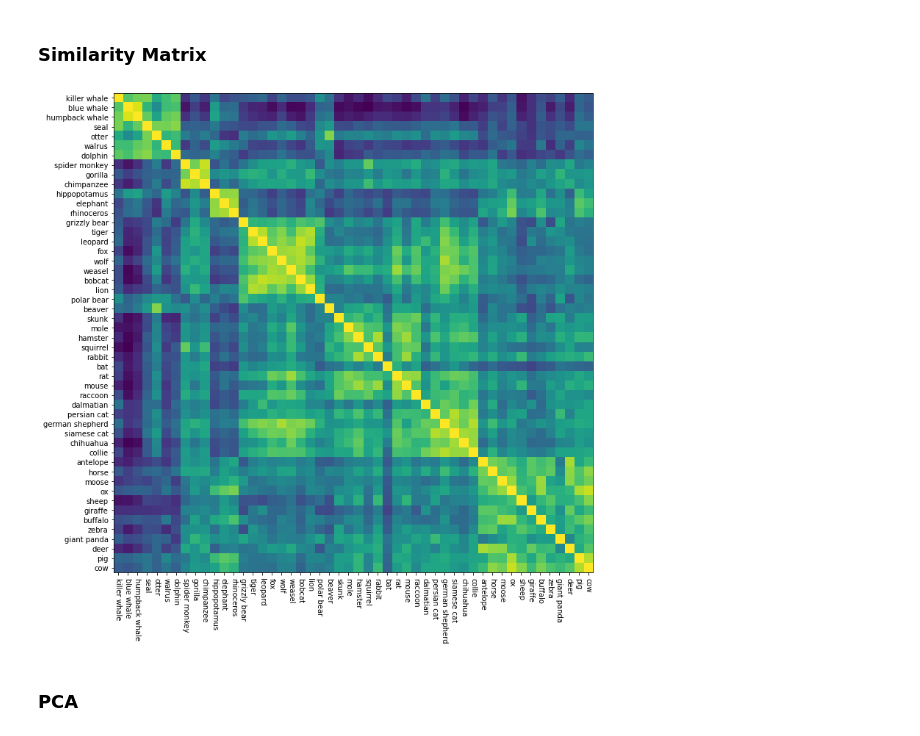
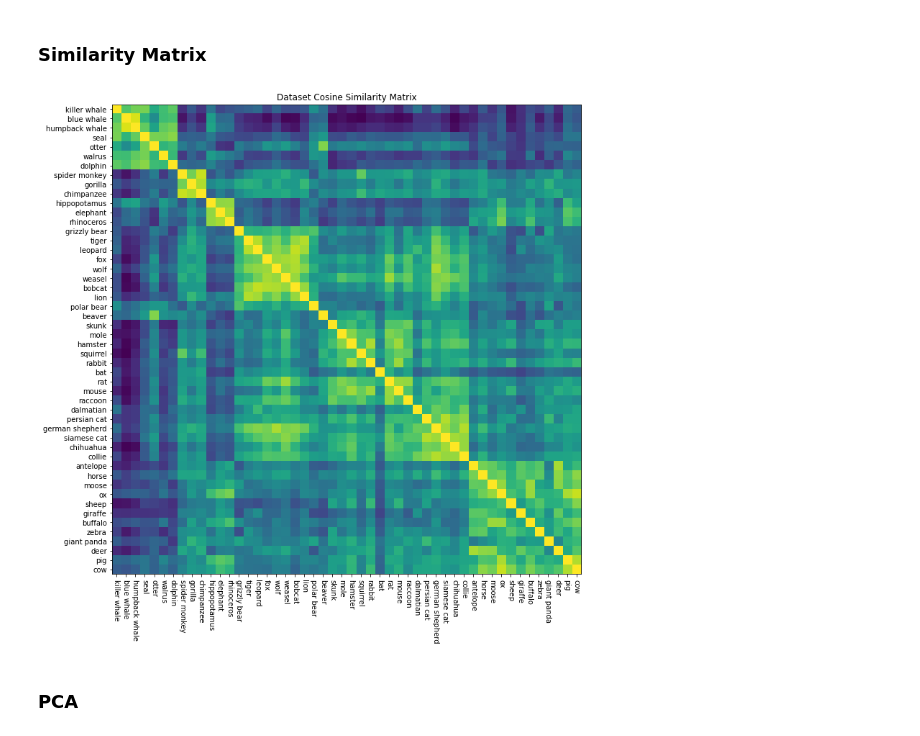
Before and after one commit to aribeller/psych209_finalproject, a Jupyter notebook: scratchpad.ipynb, the cells around one changed output. Cells and saved outputs as stored; diff of their text form; code cells hidden in the pictures.

```diff
--- a/scratchpad.ipynb
+++ b/scratchpad.ipynb
@@ -82,7 +84,8 @@ array([1, 0, 2, 2, 0, 0, 1, 0, 2, 0, 4, 4, 5, 6, 5, 1, 3, 2, 6, 3, 1, 5,
 ### Similarity Matrix
 # %%
 def cos_sim(a, b):
-    return np.dot(a,b)/(np.linalg.norm(a)*np.linalg.norm(b))
+#     return np.dot(a,b)/(np.linalg.norm(a)*np.linalg.norm(b))
+    return cosine_similarity(a.reshape(1,-1), b.reshape(1,-1))
 
 def inverse_distance(a,b):
     distance = np.linalg.norm(b-a)
@@ -109,46 +112,49 @@ def compute_similarity_matrix(feature_array, similarity_measure="cosine"):
             else:
                 raise Exception("Similarity measure " + similarity_measure + " not implemented")
 
             similarity_matrix[i,j] = sim
 
     return similarity_matrix
 
 
-def visualize_similarity_matrix(cluster_labels, feature_array, animal_names, similarity_measure="cosine", save_file=None):
+def sorted_similarity_matrix(cluster_labels, feature_array, animal_names, similarity_measure="cosine", visualize=True, plot_title="Cosine Similarity Matrix", save_file=None):
 
     indexed_cluster_labels = sorted([(i,cluster_labels[i],animal_names[i]) for i in range(len(cluster_labels))], key=lambda x: x[1])
 
     clustered_array = np.zeros(feature_array.shape)
     sorted_animal_names = []
 
     for j in range(len(indexed_cluster_labels)):
 
         i, _, name = indexed_cluster_labels[j]
         clustered_array[j,:] = feature_array[i, :]
         sorted_animal_names.append(name)
 
     similarity_matrix = compute_similarity_matrix(clustered_array, similarity_measure=similarity_measure)
 
-    fig, ax = plt.subplots()
-    ax.imshow(similarity_matrix)
-    ax.set_xticks(range(len(sorted_animal_names)))
-    ax.set_yticks(range(len(sorted_animal_names)))
-    ax.set_xticklabels(sorted_animal_names, rotation=270)
-    ax.set_yticklabels(sorted_animal_names)
-    fig.set_size_inches(12,12)
+    if visualize:
+        fig, ax = plt.subplots()
+        ax.imshow(similarity_matrix)
+        ax.set_title(plot_title)
+        ax.set_xticks(range(len(sorted_animal_names)))
+        ax.set_yticks(range(len(sorted_animal_names)))
+        ax.set_xticklabels(sorted_animal_names, rotation=270)
+        ax.set_yticklabels(sorted_animal_names)
+        fig.set_size_inches(12,12)
 
-    if not (save_file is None):
-        plt.savefig(save_file)
+        if not (save_file is None):
+            plt.savefig(save_file)
 
     return similarity_matrix
 
 
-data_similarity_matrix = visualize_similarity_matrix(affinity_clustering.labels_,
+data_similarity_matrix = sorted_similarity_matrix(affinity_clustering.labels_,
                                                      feature_array,
                                                      animal_names,
-                                                     save_file="data_similarity_matrix.png")
+                                                     plot_title="Dataset Cosine Similarity Matrix",
+                                                     save_file="figures/data_similarity_matrix.png")
 # %% [output]
-[figure, old version]
+[figure, new version]
 # %% [markdown]
 ### PCA
 # %%
```
Also changed, not shown: parts of 30 cells of this notebook, 55 other files.
